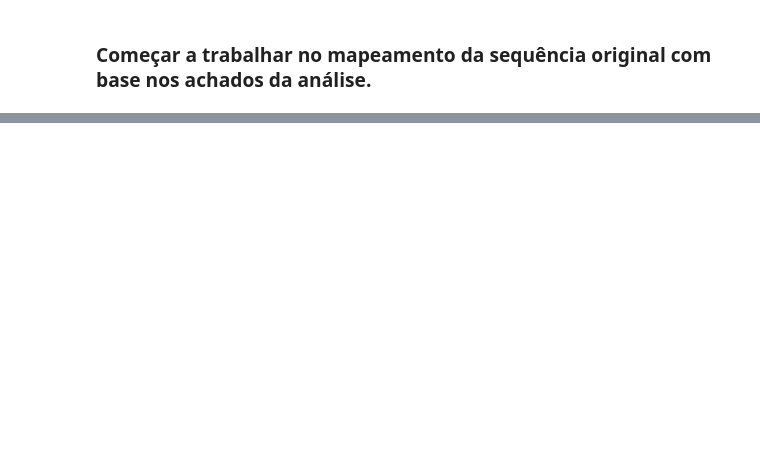
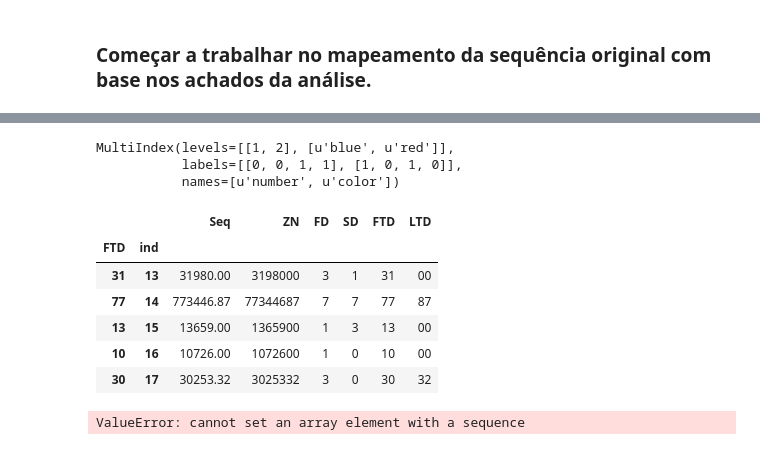
Before and after one commit to milcent/benford_py, a Jupyter notebook: Ben_OOP.ipynb, the cells around one changed output, grey strips where cells are left out. Saved outputs shown, nothing was run; the diff lists cells and outputs as text; code cells hidden in the pictures; blank space fills up the shorter version.

```diff
--- a/Ben_OOP.ipynb
+++ b/Ben_OOP.ipynb
@@ -377,0 +399,3 @@ The 20 most frequent numbers are:
+# %%
+bb = bb[mm]
+bb.info()
@@ -377,0 +414,4 @@ The 20 most frequent numbers are:
+# %%
+bb['I']=bb.index
+# %%
+bb.sort(['FTD','I']).set_index(['FTD','I']).head()
@@ -377,0 +426,24 @@ The 20 most frequent numbers are:
+# %%
+index = pd.MultiIndex.from_arrays([bb.FTD,bb.index], names=['FTD', 'ind'])
+# %%
+arrays = [[1, 1, 2, 2], ['red', 'blue', 'red', 'blue']]
+pd.MultiIndex.from_arrays(arrays, names=('number', 'color'))
+# %% [output]
+MultiIndex(levels=[[1, 2], [u'blue', u'red']],
+           labels=[[0, 0, 1, 1], [1, 0, 1, 0]],
+           names=[u'number', u'color'])
+# %%
+bb = bb.set_index(index)
+bb.head()
+# %% [output]
+|  |  | Seq | ZN | FD | SD | FTD | LTD |
+| FTD | ind |  |  |  |  |  |  |
+| 31 | 13 | 31980.00 | 3198000 | 3 | 1 | 31 | 00 |
+| 77 | 14 | 773446.87 | 77344687 | 7 | 7 | 77 | 87 |
+| 13 | 15 | 13659.00 | 1365900 | 1 | 3 | 13 | 00 |
+| 10 | 16 | 10726.00 | 1072600 | 1 | 0 | 10 | 00 |
+| 30 | 17 | 30253.32 | 3025332 | 3 | 0 | 30 | 32 |
+# %%
+bb.reindex()
+# %% [output]
+ValueError: cannot set an array element with a sequence
```
Also changed, not shown: parts of 20 cells of this notebook, 1 other file.
